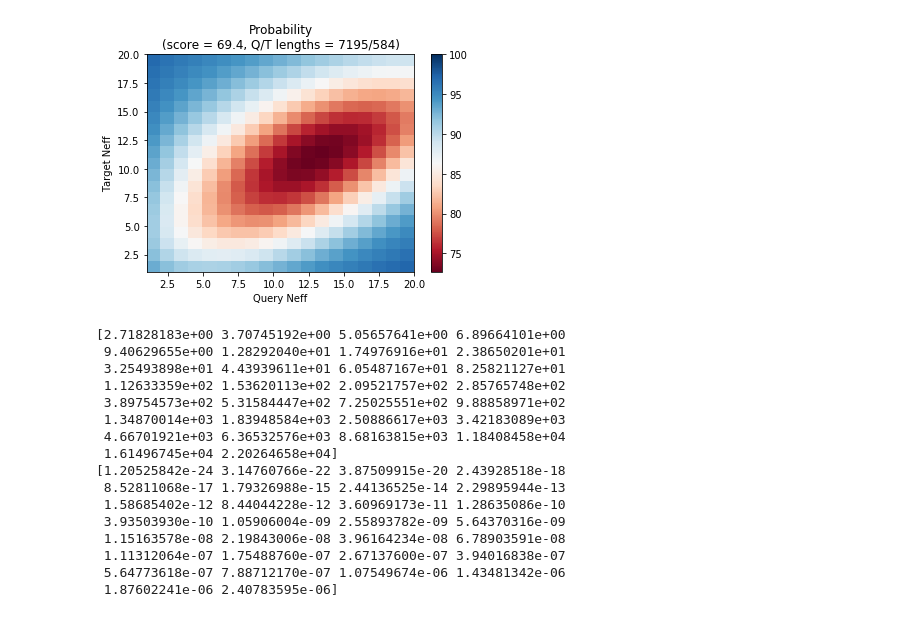
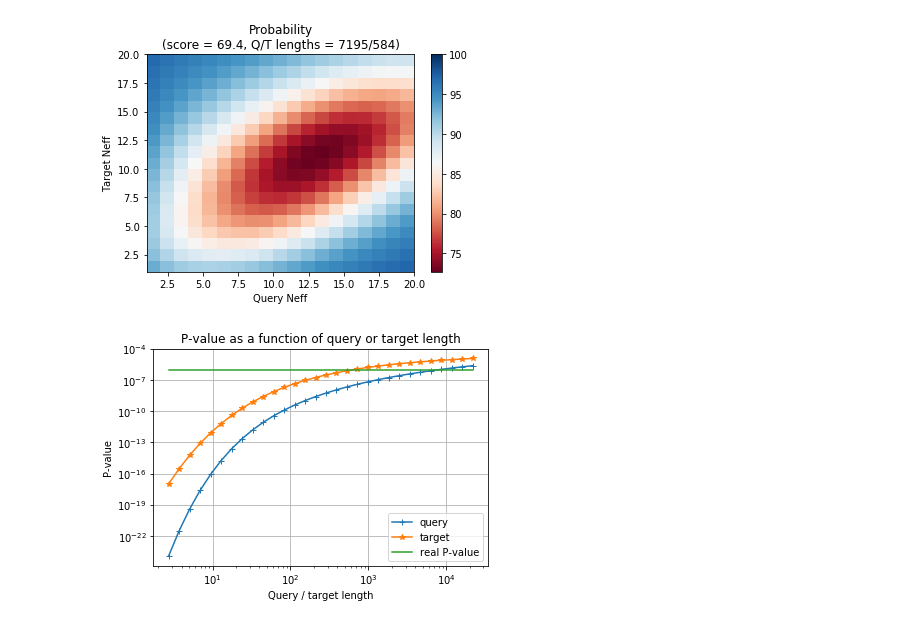
Before and after one commit to Gorbalenya-Lab/hh-suite-notebooks, a Jupyter notebook: test_score.ipynb, the cells around one changed output. Saved outputs shown, nothing was run; the diff lists cells and outputs as text; code cells hidden in the pictures.

Commit message:
test_score.ipynb - WIP

```diff
--- a/test_score.ipynb
+++ b/test_score.ipynb
@@ -262,36 +260,27 @@ cb = fig.colorbar(p)
 q_len_log = np.linspace(1, 10, 30)
 X = np.exp(q_len_log)
 
-def getEvalueLen1D(q_len):
+h = cp.copy(hit)
+
+def resetHit(norm):
+    global h
+    h = cp.copy(hit)
+    if norm:
+        h.t_L = h.q_L = 100
+        h.q_Neff = h.t_Neff = 1
+
+def getEvalueQLen(q_len):
     h.q_L = q_len
     CalculatePvalues(h)
-    return h.Eval
+    return h.Pval
 
-def testLengths1D(Z, func):
+def getEvalueTLen(t_len):
+    h.t_L = t_len
+    CalculatePvalues(h)
+    return h.Pval
+
+def testLengths(Z, func, norm):
     for i, logx in enumerate(q_len_log):
         x = math.exp(logx)
+        resetHit(norm)
         Z[i] = func(x)
-
-h = cp.copy(hit)
-
-Eval = X.copy()
-testLengths1D(Eval, getEvalueLen1D)
-print(X)
-print(Eval)
-# %% [output]
-[2.71828183e+00 3.70745192e+00 5.05657641e+00 6.89664101e+00
- 9.40629655e+00 1.28292040e+01 1.74976916e+01 2.38650201e+01
- 3.25493898e+01 4.43939611e+01 6.05487167e+01 8.25821127e+01
- 1.12633359e+02 1.53620113e+02 2.09521757e+02 2.85765748e+02
- 3.89754573e+02 5.31584447e+02 7.25025551e+02 9.88858971e+02
- 1.34870014e+03 1.83948584e+03 2.50886617e+03 3.42183089e+03
- 4.66701921e+03 6.36532576e+03 8.68163815e+03 1.18408458e+04
- 1.61496745e+04 2.20264658e+04]
-[1.20525842e-24 3.14760766e-22 3.87509915e-20 2.43928518e-18
- 8.52811068e-17 1.79326988e-15 2.44136525e-14 2.29895944e-13
- 1.58685402e-12 8.44044228e-12 3.60969173e-11 1.28635086e-10
- 3.93503930e-10 1.05906004e-09 2.55893782e-09 5.64370316e-09
- 1.15163578e-08 2.19843006e-08 3.96164234e-08 6.78903591e-08
- 1.11312064e-07 1.75488760e-07 2.67137600e-07 3.94016838e-07
- 5.64773618e-07 7.88712170e-07 1.07549674e-06 1.43481342e-06
- 1.87602241e-06 2.40783595e-06]
@@ -299,0 +287,19 @@ print(Eval)
+# %%
+fig, ax = plt.subplots()
+
+QPval = X.copy()
+testLengths(QPval, getEvalueQLen, False)
+
+TPval = X.copy()
+testLengths(TPval, getEvalueTLen, False)
+
+ax.loglog(X, QPval, '+-', label='query')
+ax.loglog(X, TPval, '*-', label='target')
+ax.plot(X, [hit.Pval] * len(X), '-', label='real P-value')
+ax.legend()
+ax.grid(True)
+ax.set_title('P-value as a function of query or target length')
+ax.set_xlabel('Query / target length')
+ax.set_ylabel('P-value');
+# %% [output]
+[figure, added]
```
Also changed, not shown: parts of 5 cells of this notebook.
